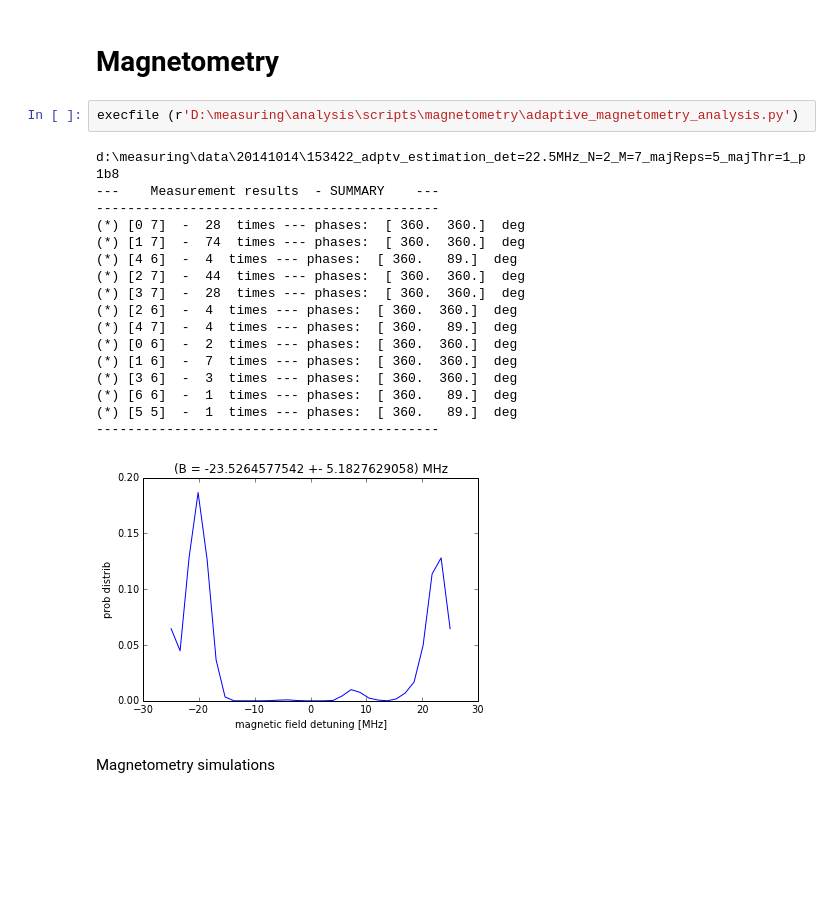
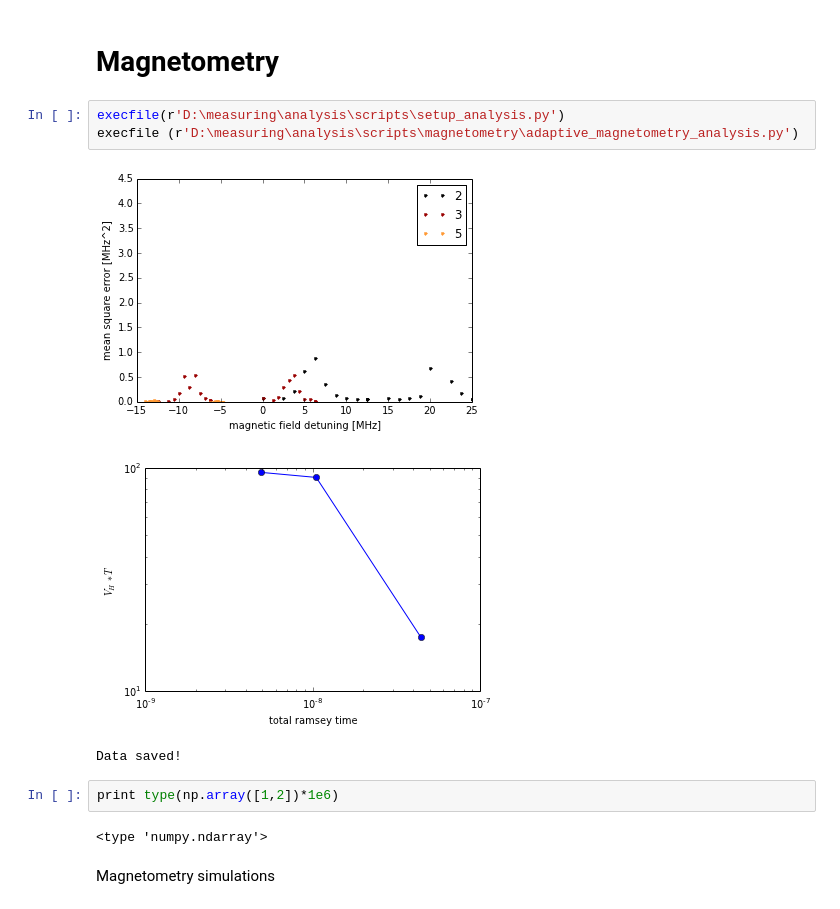
Before and after one commit to zaguros/analysis, a Jupyter notebook: iPython_Notebooks/LT1/Magnetometry on Gretel LT1.ipynb, the cells around one changed output. Saved outputs shown, nothing was run; the diff lists cells and outputs as text; blank space fills up the shorter version.

Commit message:
magnetometry/adaptive_magnetometry_analysis.py

```diff
--- a/iPython_Notebooks/LT1/Magnetometry on Gretel LT1.ipynb
+++ b/iPython_Notebooks/LT1/Magnetometry on Gretel LT1.ipynb
@@ -197,25 +197,16 @@ RMS of residuals (i.e. sqrt(chisq/dof))  0.0166069481333
 # %% [markdown]
 # Magnetometry
 # %%
+execfile(r'D:\measuring\analysis\scripts\setup_analysis.py')
 execfile (r'D:\measuring\analysis\scripts\magnetometry\adaptive_magnetometry_analysis.py')
 # %% [output]
+[figure, new version]
+[figure, added]
-d:\measuring\data\20141014\153422_adptv_estimation_det=22.5MHz_N=2_M=7_majReps=5_majThr=1_p1b8
----    Measurement results  - SUMMARY    ---
---------------------------------------------
-(*) [0 7]  -  28  times --- phases:  [ 360.  360.]  deg
-(*) [1 7]  -  74  times --- phases:  [ 360.  360.]  deg
-(*) [4 6]  -  4  times --- phases:  [ 360.   89.]  deg
-(*) [2 7]  -  44  times --- phases:  [ 360.  360.]  deg
-(*) [3 7]  -  28  times --- phases:  [ 360.  360.]  deg
-(*) [2 6]  -  4  times --- phases:  [ 360.  360.]  deg
-(*) [4 7]  -  4  times --- phases:  [ 360.   89.]  deg
-(*) [0 6]  -  2  times --- phases:  [ 360.  360.]  deg
-(*) [1 6]  -  7  times --- phases:  [ 360.  360.]  deg
-(*) [3 6]  -  3  times --- phases:  [ 360.  360.]  deg
-(*) [6 6]  -  1  times --- phases:  [ 360.   89.]  deg
-(*) [5 5]  -  1  times --- phases:  [ 360.   89.]  deg
---------------------------------------------
+Data saved!
-[figure, old version]
+# %%
+print type(np.array([1,2])*1e6)
+# %% [output]
+<type 'numpy.ndarray'>
 # %% [markdown]
 Magnetometry simulations
 # %%
```
Also changed, not shown: parts of 3 cells of this notebook, 3 other files.
